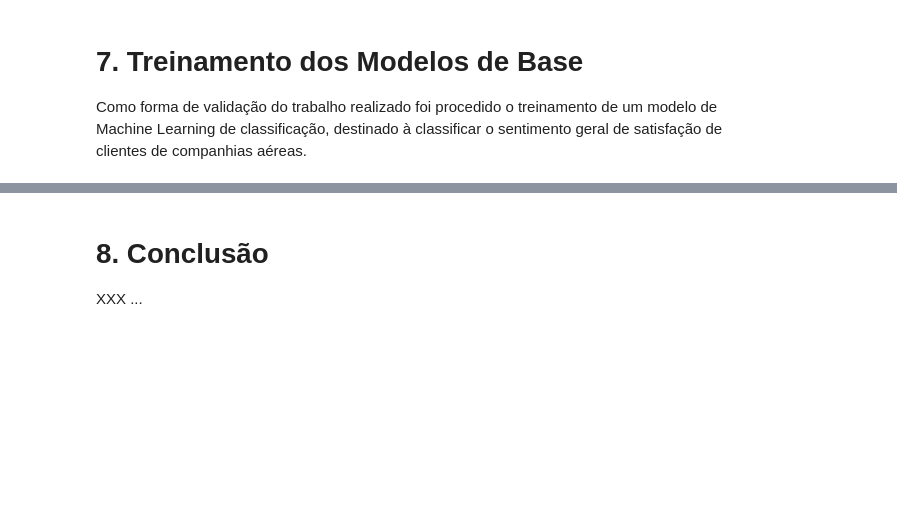
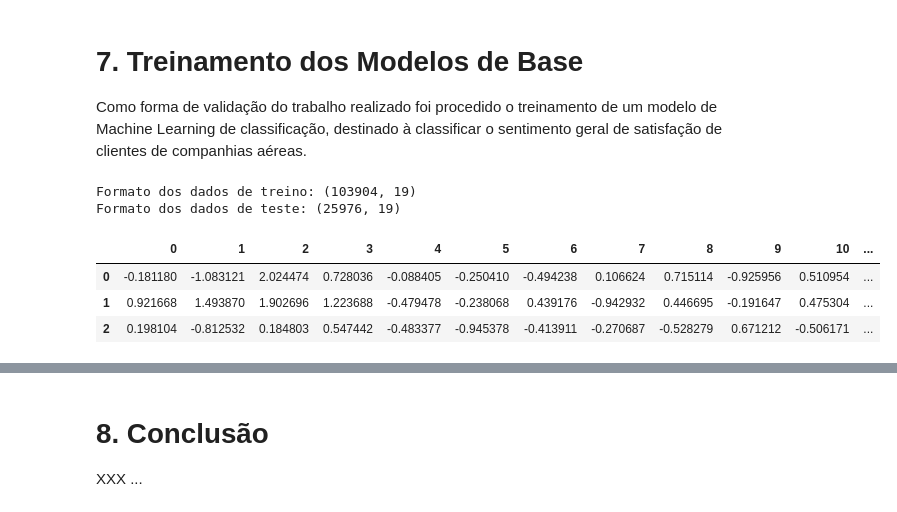
Before and after one commit to rogerioferreira/MVP-Analise-de-Dados-e-Boas-Praticas-PUC-RIO, a Jupyter notebook: notebooks/mvp-analise de dados e boas praticas.ipynb, the cells around one changed output, grey strips where cells are left out. Drawn from its saved outputs; the diff is of its cells as text; code cells hidden in the pictures; blank space fills up the shorter version.

```diff
--- a/notebooks/mvp-analise de dados e boas praticas.ipynb
+++ b/notebooks/mvp-analise de dados e boas praticas.ipynb
@@ -942,4 +942,24 @@ None
 # 7. Treinamento dos Modelos de Base
 
 Como forma de validação do trabalho realizado foi procedido o treinamento de um modelo de Machine Learning de classificação, destinado à classificar o sentimento geral de satisfação de clientes de companhias aéreas.
+# %%
+# Preparação dos dados de trainamento e teste para modelagem, incluindo a variável alvo
+# ação necessária para compatibilidade com a biblioteca AutoGluon
+train_data = pd.DataFrame(preprocess.transform(X_train))
+train_data["satisfaction"] = y_train
+
+test_data = pd.DataFrame(preprocess.transform(X_test))
+test_data["satisfaction"] = y_test
+
+print(f"Formato dos dados de treino: {train_data.shape}")
+print(f"Formato dos dados de teste: {test_data.shape}")
+
+train_data.head(3)
+# %% [output]
+Formato dos dados de treino: (103904, 19)
+Formato dos dados de teste: (25976, 19)
+|  | 0 | 1 | 2 | 3 | 4 | 5 | 6 | 7 | 8 | 9 | 10 | ... |
+| 0 | -0.181180 | -1.083121 | 2.024474 | 0.728036 | -0.088405 | -0.250410 | -0.494238 | 0.106624 | 0.715114 | -0.925956 | 0.510954 | ... |
+| 1 | 0.921668 | 1.493870 | 1.902696 | 1.223688 | -0.479478 | -0.238068 | 0.439176 | -0.942932 | 0.446695 | -0.191647 | 0.475304 | ... |
+| 2 | 0.198104 | -0.812532 | 0.184803 | 0.547442 | -0.483377 | -0.945378 | -0.413911 | -0.270687 | -0.528279 | 0.671212 | -0.506171 | ... |
 # %%
```
Also changed, not shown: parts of 3 cells of this notebook.
